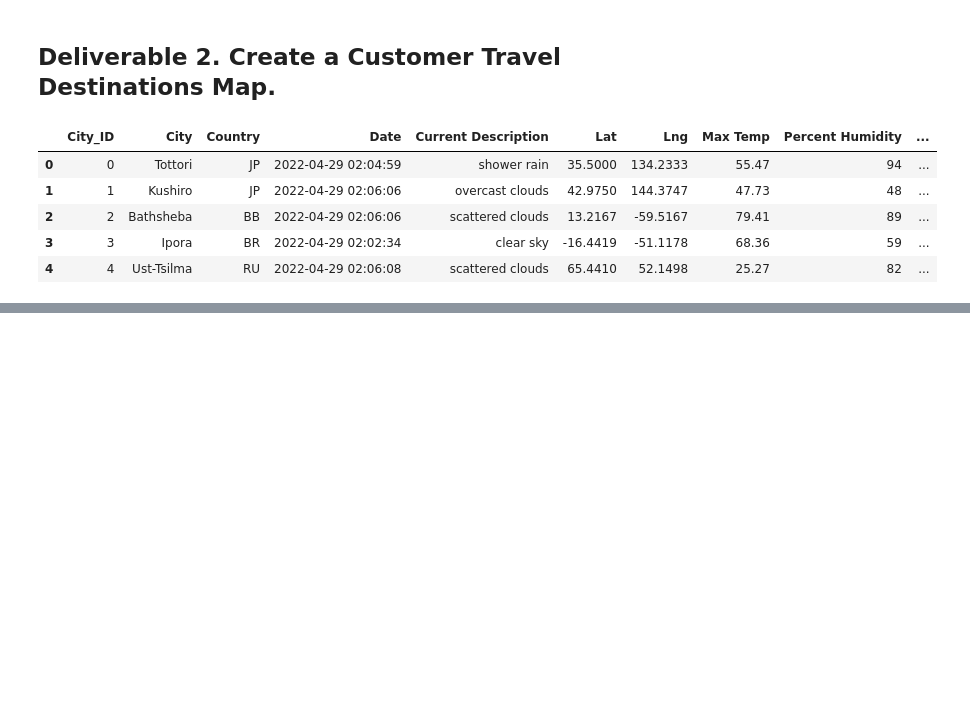
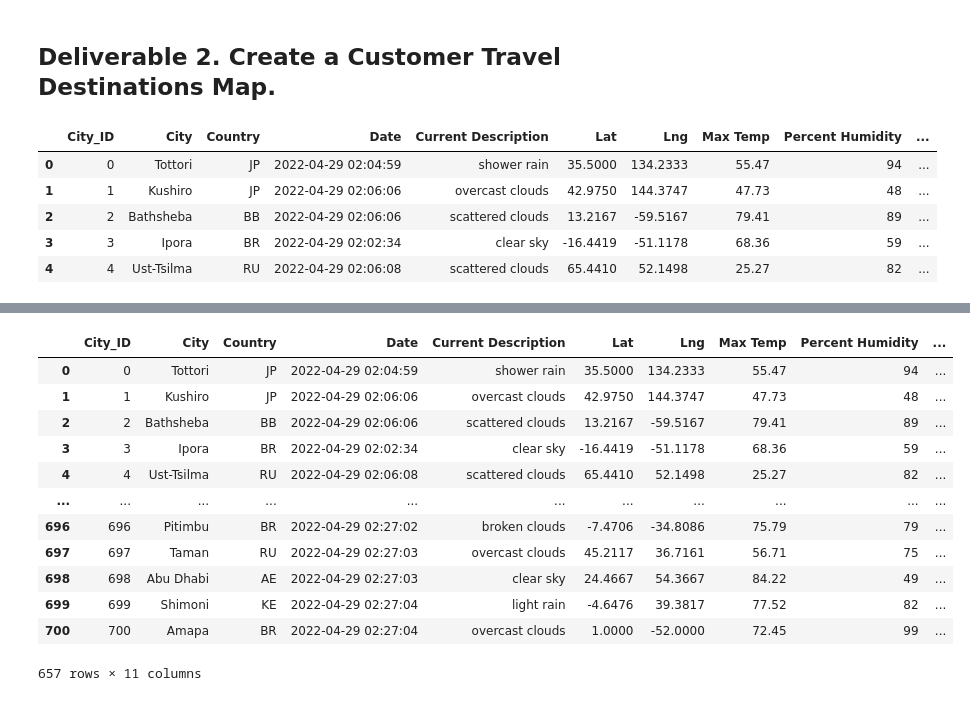
Before and after one commit to kaalrok/World_Weather_Analysis, a Jupyter notebook: Vacation_Search.ipynb, the cells around one changed output, grey strips where cells are left out. Drawn from its saved outputs; the diff is of its cells as text; code cells hidden in the pictures; blank space fills up the shorter version.

```diff
--- a/Vacation_Search.ipynb
+++ b/Vacation_Search.ipynb
@@ -26,0 +25,5 @@ city_data_df.head()
+# %%
+# 2. Prompt the user to enter minimum and maximum temperature criteria
+# Ask the customer to add a minimum and maximum temperature value.
+min_temp = float(input("What is the minimum temperature you would like for your trip? "))
+max_temp = float(input("What is the maximum temperature you would like for your trip? "))
@@ -27,2 +48,19 @@ city_data_df.head()
+# %%
+test_df = city_data_df.loc[(city_data_df["Max Temp"] <= max_temp)]
+test_df
+# %% [output]
+|  | City_ID | City | Country | Date | Current Description | Lat | Lng | Max Temp | Percent Humidity | ... |
+| 0 | 0 | Tottori | JP | 2022-04-29 02:04:59 | shower rain | 35.5000 | 134.2333 | 55.47 | 94 | ... |
+| 1 | 1 | Kushiro | JP | 2022-04-29 02:06:06 | overcast clouds | 42.9750 | 144.3747 | 47.73 | 48 | ... |
+| 2 | 2 | Bathsheba | BB | 2022-04-29 02:06:06 | scattered clouds | 13.2167 | -59.5167 | 79.41 | 89 | ... |
+| 3 | 3 | Ipora | BR | 2022-04-29 02:02:34 | clear sky | -16.4419 | -51.1178 | 68.36 | 59 | ... |
+| 4 | 4 | Ust-Tsilma | RU | 2022-04-29 02:06:08 | scattered clouds | 65.4410 | 52.1498 | 25.27 | 82 | ... |
+| ... | ... | ... | ... | ... | ... | ... | ... | ... | ... | ... |
+| 696 | 696 | Pitimbu | BR | 2022-04-29 02:27:02 | broken clouds | -7.4706 | -34.8086 | 75.79 | 79 | ... |
+| 697 | 697 | Taman | RU | 2022-04-29 02:27:03 | overcast clouds | 45.2117 | 36.7161 | 56.71 | 75 | ... |
+| 698 | 698 | Abu Dhabi | AE | 2022-04-29 02:27:03 | clear sky | 24.4667 | 54.3667 | 84.22 | 49 | ... |
+| 699 | 699 | Shimoni | KE | 2022-04-29 02:27:04 | light rain | -4.6476 | 39.3817 | 77.52 | 82 | ... |
+| 700 | 700 | Amapa | BR | 2022-04-29 02:27:04 | overcast clouds | 1.0000 | -52.0000 | 72.45 | 99 | ... |
+657 rows × 11 columns
 # %%
 # 3. Filter the city_data_df DataFrame using the input statements to create a new DataFrame using the loc method.
```
Also changed, not shown: parts of 14 cells of this notebook, 4 other files.
